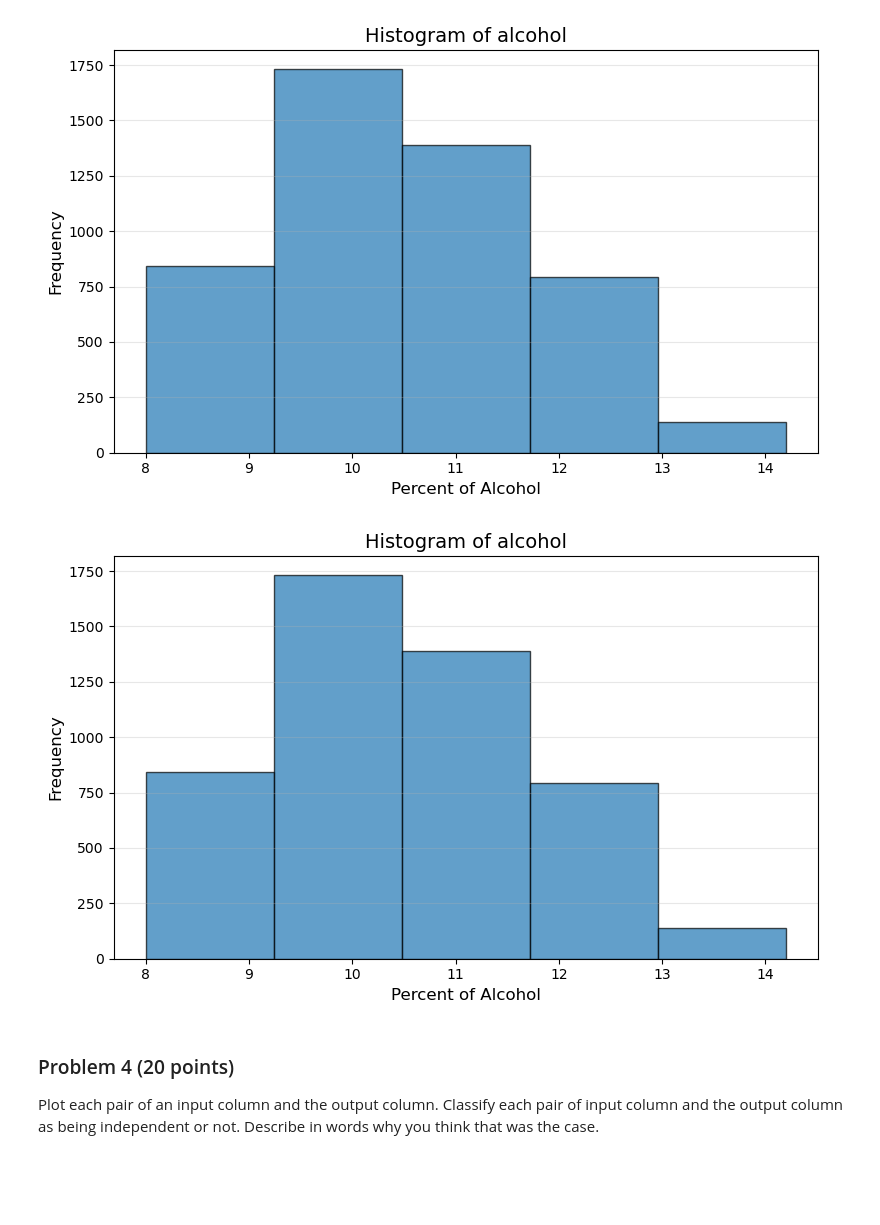
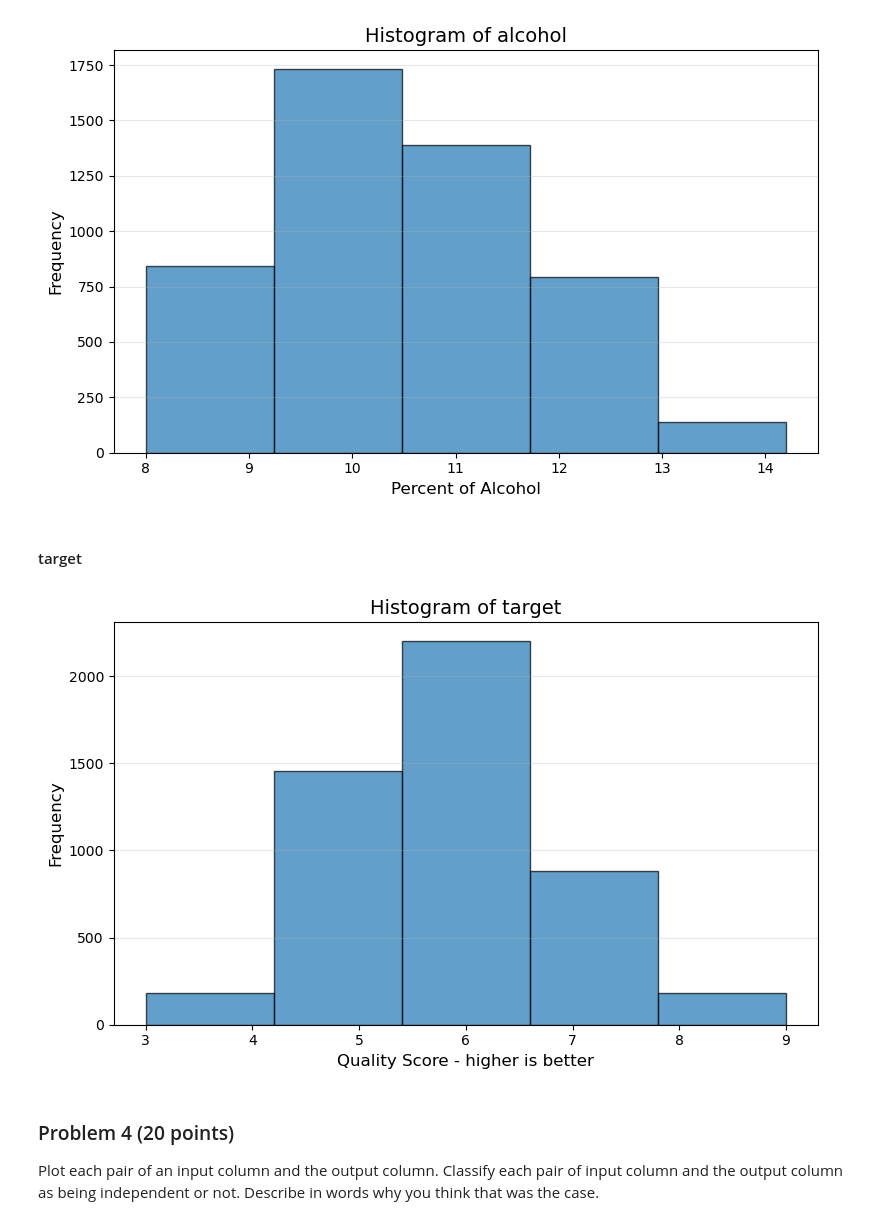
Before and after one commit to tzucker02/dx601-final-project, a Jupyter notebook: project.ipynb, the cells around one changed output. Cells and saved outputs as stored; diff of their text form; code cells hidden in the pictures; blank space fills up the shorter version.

```diff
--- a/project.ipynb
+++ b/project.ipynb
@@ -402,24 +409,26 @@ plt.tight_layout()
 plt.show()
 # %% [output]
 [figure]
+# %% [markdown]
+#### target
 # %%
 # YOUR CODE HERE
-column_to_plot = 'alcohol'
+column_to_plot = 'target'
 data = df[[column_to_plot]].dropna()
 
 fig, ax = plt.subplots(figsize=(8, 5))
 
 hist = data.hist(bins=5, ax=ax, grid=False, edgecolor='black', alpha=0.7)
 
 ax.set_title(f'Histogram of {column_to_plot}', fontsize=14)
-ax.set_xlabel('Percent of Alcohol', fontsize=12)
+ax.set_xlabel('Quality Score - higher is better', fontsize=12)
 ax.set_ylabel('Frequency', fontsize=12)
 ax.grid(axis='y', alpha=0.3)
 
 plt.tight_layout()
 plt.show()
 # %% [output]
-[figure, old version]
+[figure, new version]
 # %% [markdown]
 ### Problem 4 (20 points)
 
```
Also changed, not shown: parts of 8 cells of this notebook.
